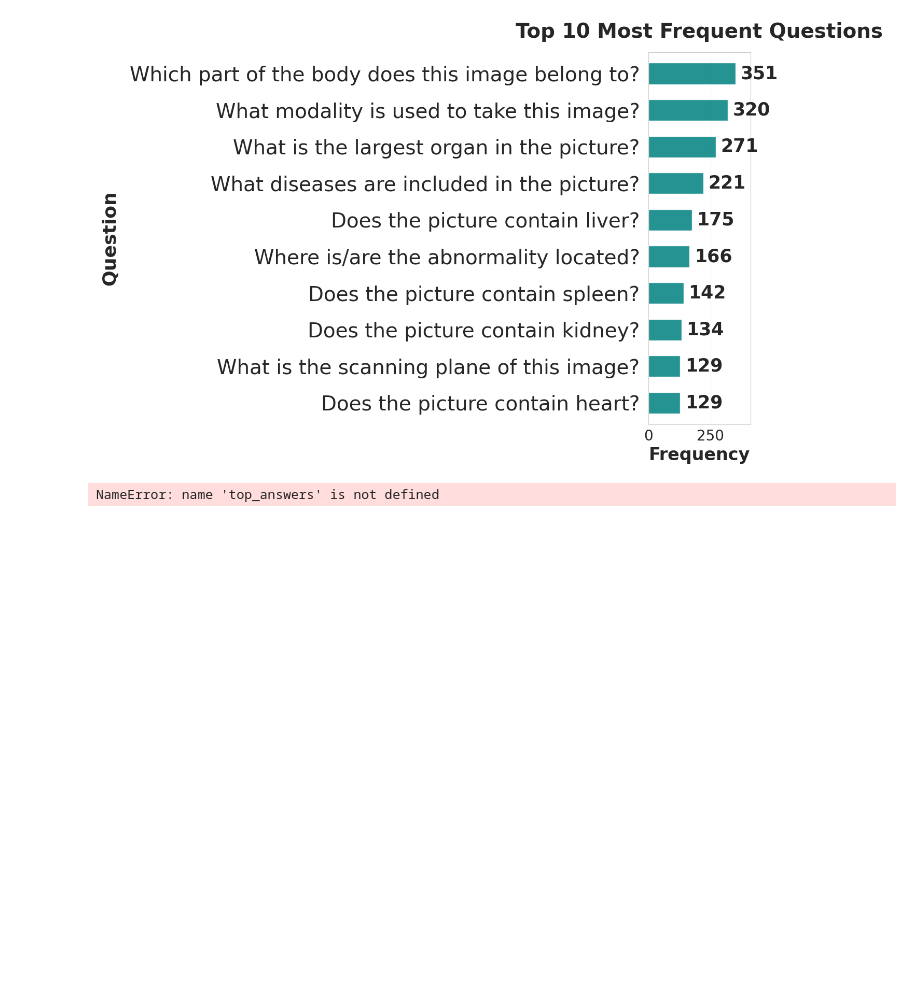
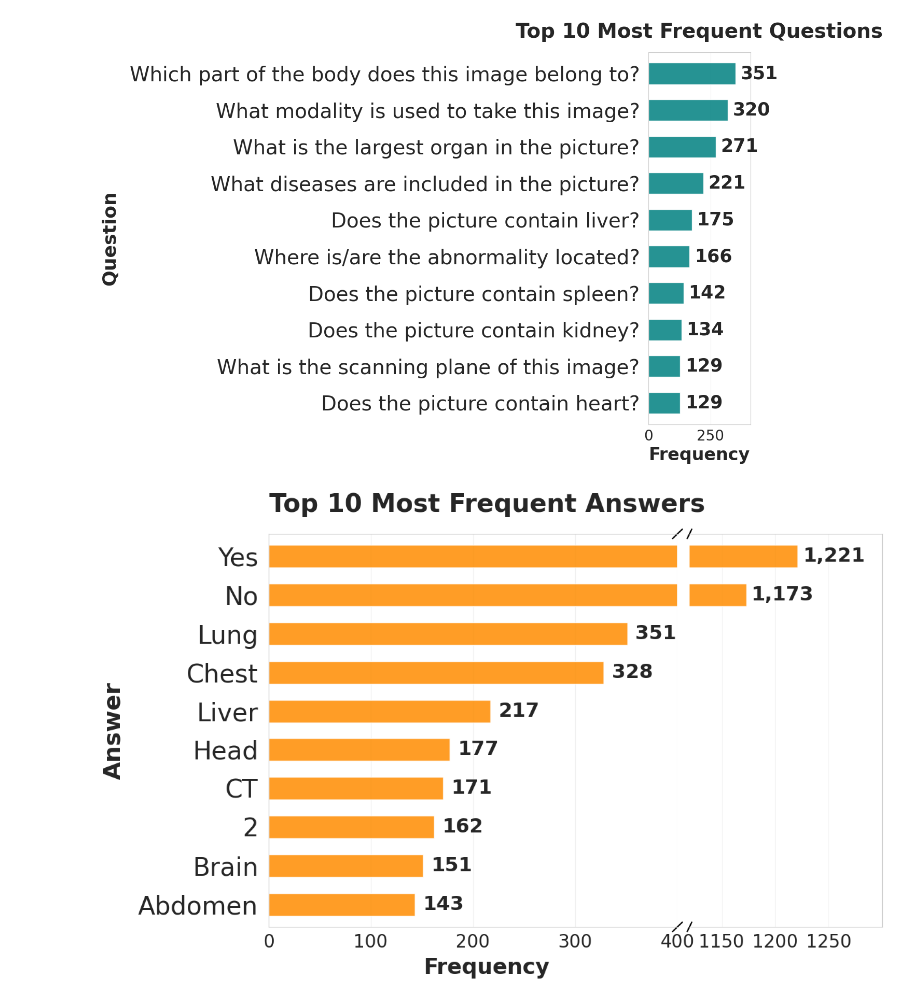
Before and after one commit to AlbertP97/Med-VQA-Survey, a Jupyter notebook: SLAKE.ipynb, the cells around one changed output. Drawn from its saved outputs; the diff is of its cells as text; code cells hidden in the pictures; blank space fills up the shorter version.

```diff
--- a/SLAKE.ipynb
+++ b/SLAKE.ipynb
@@ -613,6 +611,14 @@ plt.show()
 # %% [output]
 [figure]
 # %%
+# ============================================================
+# FIGURE 7
+# TOP 10 MOST FREQUENT ANSWERS
+# ============================================================
+
+# Top 10 most frequent answers
+top_answers = df['answer'].value_counts().head(10)
+
 # Positions with reduced spacing
 spacing = 0.65
 positions = np.arange(len(top_answers)) * spacing
@@ -698,6 +704,9 @@ ax1.set_ylim(
     positions[0] - 0.38,
     positions[-1] + 0.38
 )
+
+# Descending order
+ax1.invert_yaxis()
 
 # Hide the interior borders
 ax1.spines['right'].set_visible(False)
@@ -762,31 +771,31 @@ for position, value in zip(
         ha='left',
         fontsize=22,
         fontweight='bold'
     )
 
 # Overall title
 fig.suptitle(
     'Top 10 Most Frequent Answers',
     fontsize=28,
     fontweight='bold',
     y=0.98
 )
 
 # Shared X-axis label
 fig.supxlabel(
     'Frequency',
     fontsize=24,
     fontweight='bold',
     y=0.04
 )
 
 plt.subplots_adjust(
     left=0.24,
     right=0.97,
     top=0.90,
     bottom=0.14
 )
 
 plt.show()
 # %% [output]
-NameError: name 'top_answers' is not defined
+[figure, added]
```
Also changed, not shown: parts of 5 cells of this notebook.
